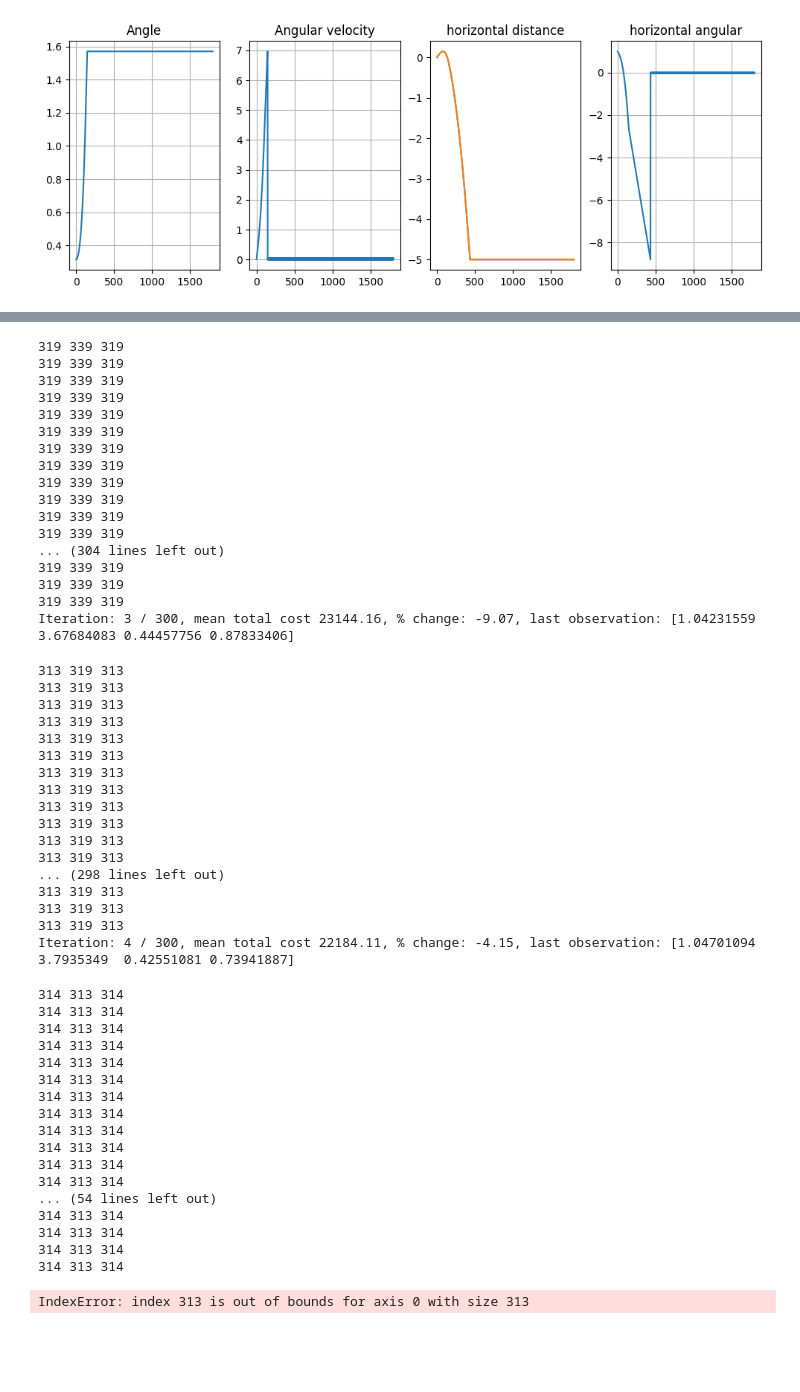
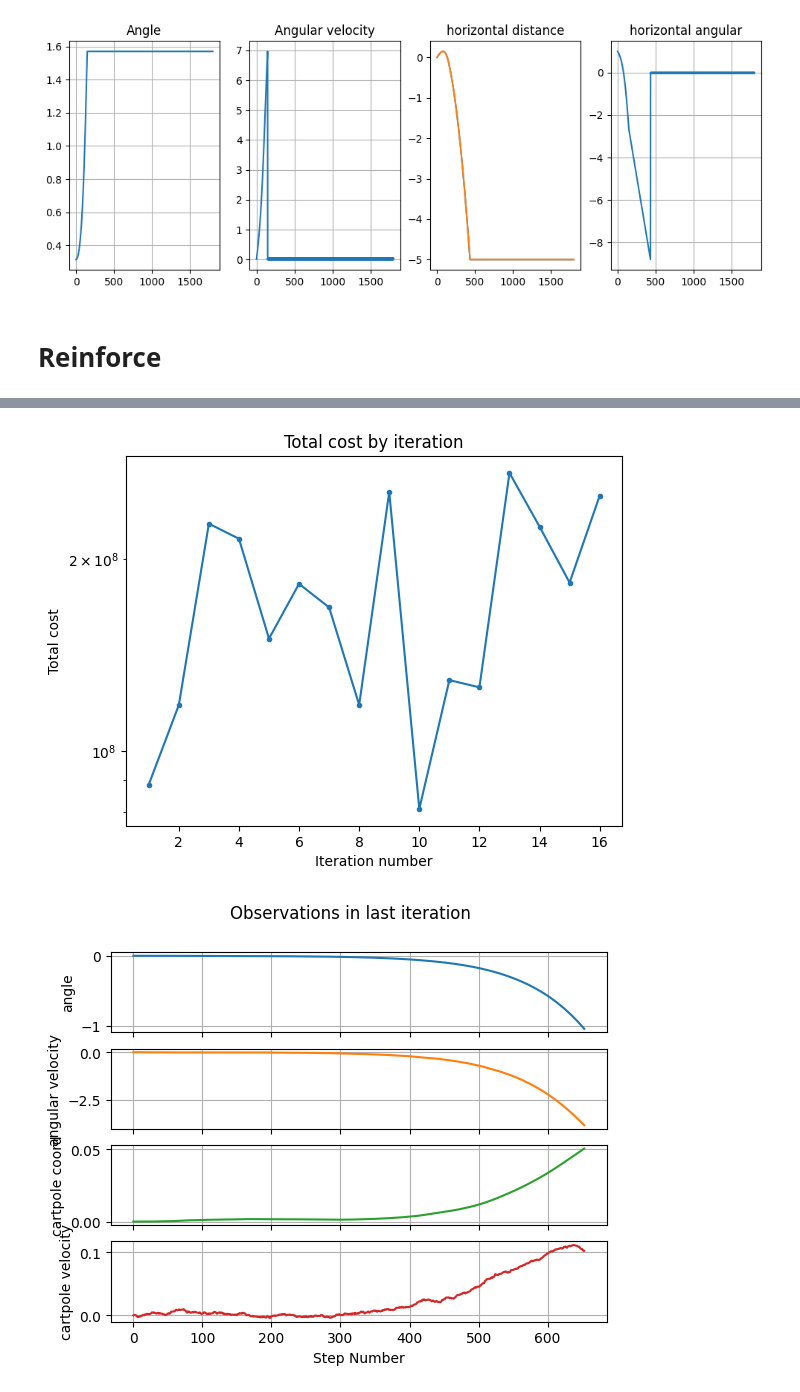
Before and after one commit to BogChamp/rl_project, a Jupyter notebook: RL_project.ipynb, the cells around one changed output, grey strips where cells are left out. Cells and saved outputs as stored; diff of their text form; code cells hidden in the pictures; blank space fills up the shorter version.

```diff
--- a/RL_project.ipynb
+++ b/RL_project.ipynb
@@ -66,6 +66,8 @@ ax4.set_title("horizontal angular")
 # %% [output]
 Text(0.5, 1.0, 'horizontal angular')
 [figure]
+# %% [markdown]
+# Reinforce
 # %%
 SEED = 14
 np.random.seed(SEED)
@@ -80,11 +82,11 @@ simulator = Simulator(
 model = GaussianPDFModel(
     dim_observation=system.dim_observation,
     dim_action=system.dim_action,
-    action_bounds=np.array([[-20, 20]]),
-    scale_factor=10,  # TRY TO FIND scale_factor EMPIRICALLY
-    dim_hidden=4, # TRY TO FIND dim_hidden EMPIRICALLY
-    std=0.1, # TRY TO FIND STD EMPIRICALLY
-    n_hidden_layers=1 # TRY TO FIND STD EMPIRICALLY
+    action_bounds=np.array([[-5, 5]]),
+    scale_factor=100,  # TRY TO FIND scale_factor EMPIRICALLY
+    dim_hidden=8, # TRY TO FIND dim_hidden EMPIRICALLY
+    std=0.05, # TRY TO FIND STD EMPIRICALLY
+    n_hidden_layers=3 # TRY TO FIND STD EMPIRICALLY
 )
 
 optimizer = Optimizer(
@@ -92,7 +94,7 @@ optimizer = Optimizer(
     opt_method=torch.optim.Adam,
     #---------------------------------------------------------------------------
     # YOUR CODE GOES HERE
-    opt_options=dict(lr=0.05), # TRY TO FIND lr EMPIRICALLY
+    opt_options=dict(lr=0.001), # TRY TO FIND lr EMPIRICALLY
     #---------------------------------------------------------------------------
 )
 ## Or if you want to use scheduler then initialize optimizer, via, for instance
@@ -131,8 +133,8 @@ scenario = MonteCarloSimulationScenario(
     simulator=simulator,
     system=system,
     policy=policy,
-    N_episodes=2, # Increasing the number of episodes stabilizes learning, but you can manage it with N_episodes=1
-    N_iterations=300, # You can change the number of iterations if you want
+    N_episodes=5, # Increasing the number of episodes stabilizes learning, but you can manage it with N_episodes=1
+    N_iterations=100, # You can change the number of iterations if you want
     termination_criterion=termination_criterion,
     discount_factor=0.99,
 )
@@ -183,52 +151,2 @@ Iteration: 2 / 300, mean total cost 25453.93, % change: -6.41, last observation:
-319 339 319
-319 339 319
-319 339 319
-319 339 319
-319 339 319
-319 339 319
-319 339 319
-319 339 319
-319 339 319
-319 339 319
-319 339 319
-319 339 319
-... (304 lines left out)
-319 339 319
-319 339 319
-319 339 319
-Iteration: 3 / 300, mean total cost 23144.16, % change: -9.07, last observation: [1.04231559 3.67684083 0.44457756 0.87833406]
-313 319 313
-313 319 313
-313 319 313
-313 319 313
-313 319 313
-313 319 313
-313 319 313
-313 319 313
-313 319 313
-313 319 313
-313 319 313
-313 319 313
-... (298 lines left out)
-313 319 313
-313 319 313
-313 319 313
-Iteration: 4 / 300, mean total cost 22184.11, % change: -4.15, last observation: [1.04701094 3.7935349  0.42551081 0.73941887]
-314 313 314
-314 313 314
-314 313 314
-314 313 314
-314 313 314
-314 313 314
-314 313 314
-314 313 314
-314 313 314
-314 313 314
-314 313 314
-314 313 314
-... (54 lines left out)
-314 313 314
-314 313 314
-314 313 314
-314 313 314
-IndexError: index 313 is out of bounds for axis 0 with size 313
+[figure, added]
+[figure, added]
```
Also changed, not shown: parts of 1 cell of this notebook, 3 other files.
